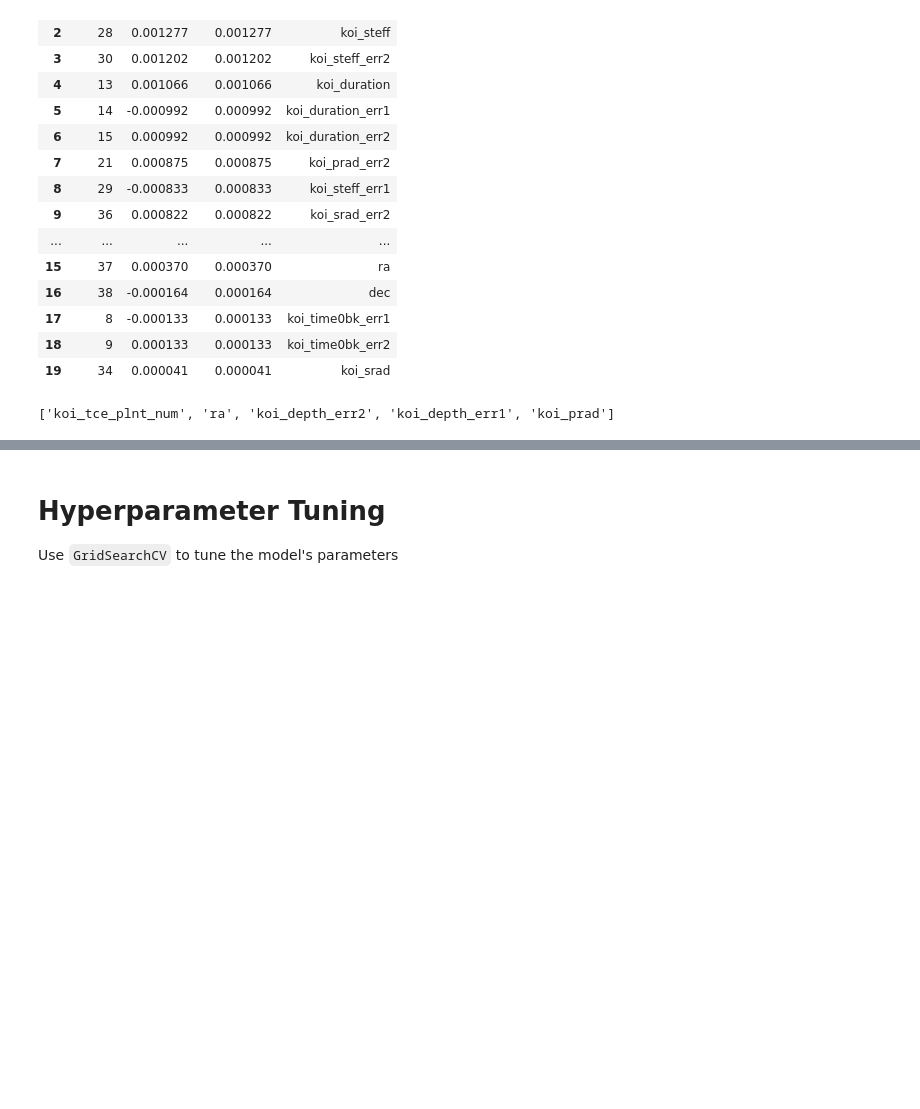
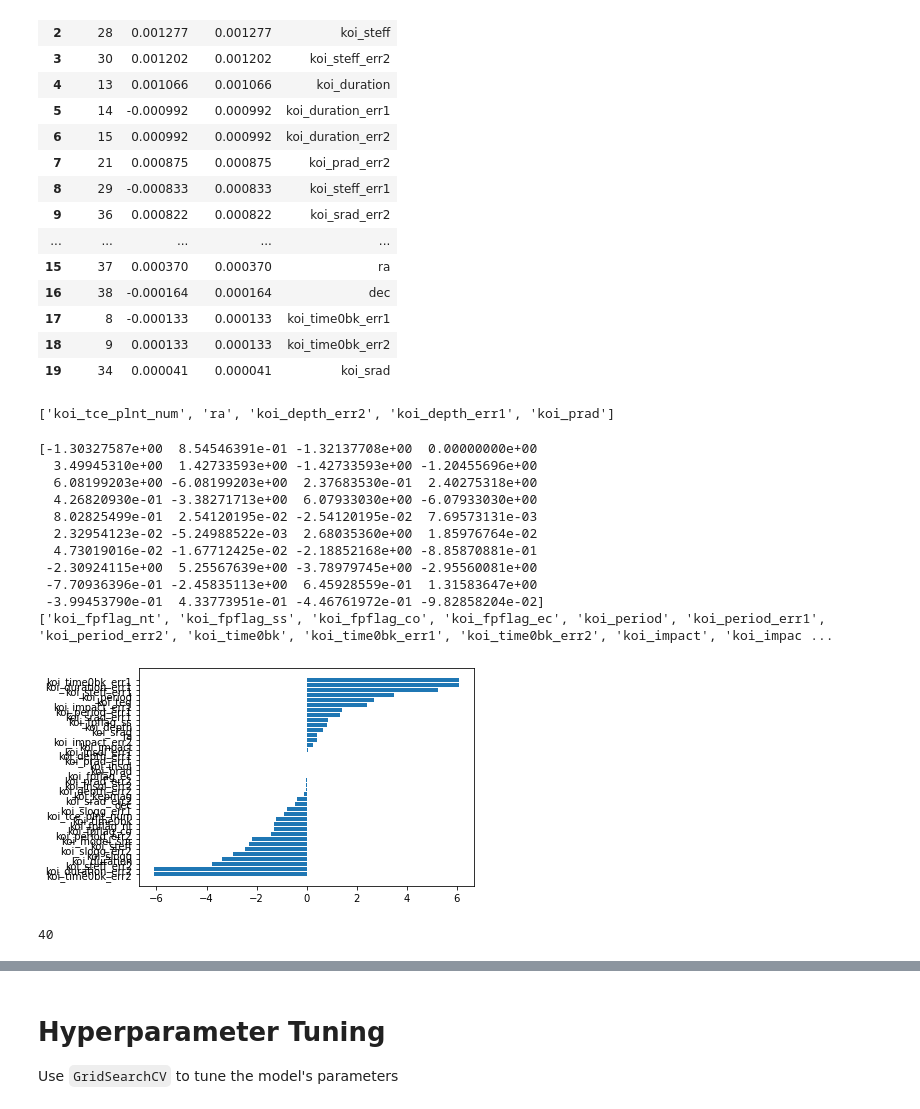
Before and after one commit to tstenner1/machine-learning, a Jupyter notebook: model_1.ipynb, the cells around one changed output, grey strips where cells are left out. Saved outputs shown, nothing was run; the diff lists cells and outputs as text; code cells hidden in the pictures; blank space fills up the shorter version.

```diff
--- a/model_1.ipynb
+++ b/model_1.ipynb
@@ -418,3 +418,22 @@ least_important_list = df_least_important['name'].to_list()
 least_important_list
 # %% [output]
 ['koi_tce_plnt_num', 'ra', 'koi_depth_err2', 'koi_depth_err1', 'koi_prad']
+# %%
+f_importances(model.coef_[0], columns)
+# %% [output]
+[-1.30327587e+00  8.54546391e-01 -1.32137708e+00  0.00000000e+00
+  3.49945310e+00  1.42733593e+00 -1.42733593e+00 -1.20455696e+00
+  6.08199203e+00 -6.08199203e+00  2.37683530e-01  2.40275318e+00
+  4.26820930e-01 -3.38271713e+00  6.07933030e+00 -6.07933030e+00
+  8.02825499e-01  2.54120195e-02 -2.54120195e-02  7.69573131e-03
+  2.32954123e-02 -5.24988522e-03  2.68035360e+00  1.85976764e-02
+  4.73019016e-02 -1.67712425e-02 -2.18852168e+00 -8.85870881e-01
+ -2.30924115e+00  5.25567639e+00 -3.78979745e+00 -2.95560081e+00
+ -7.70936396e-01 -2.45835113e+00  6.45928559e-01  1.31583647e+00
+ -3.99453790e-01  4.33773951e-01 -4.46761972e-01 -9.82858204e-02]
+['koi_fpflag_nt', 'koi_fpflag_ss', 'koi_fpflag_co', 'koi_fpflag_ec', 'koi_period', 'koi_period_err1', 'koi_period_err2', 'koi_time0bk', 'koi_time0bk_err1', 'koi_time0bk_err2', 'koi_impact', 'koi_impac ...
+[figure, added]
+# %%
+len(columns)
+# %% [output]
+40
```
Also changed, not shown: parts of 2 cells of this notebook.
